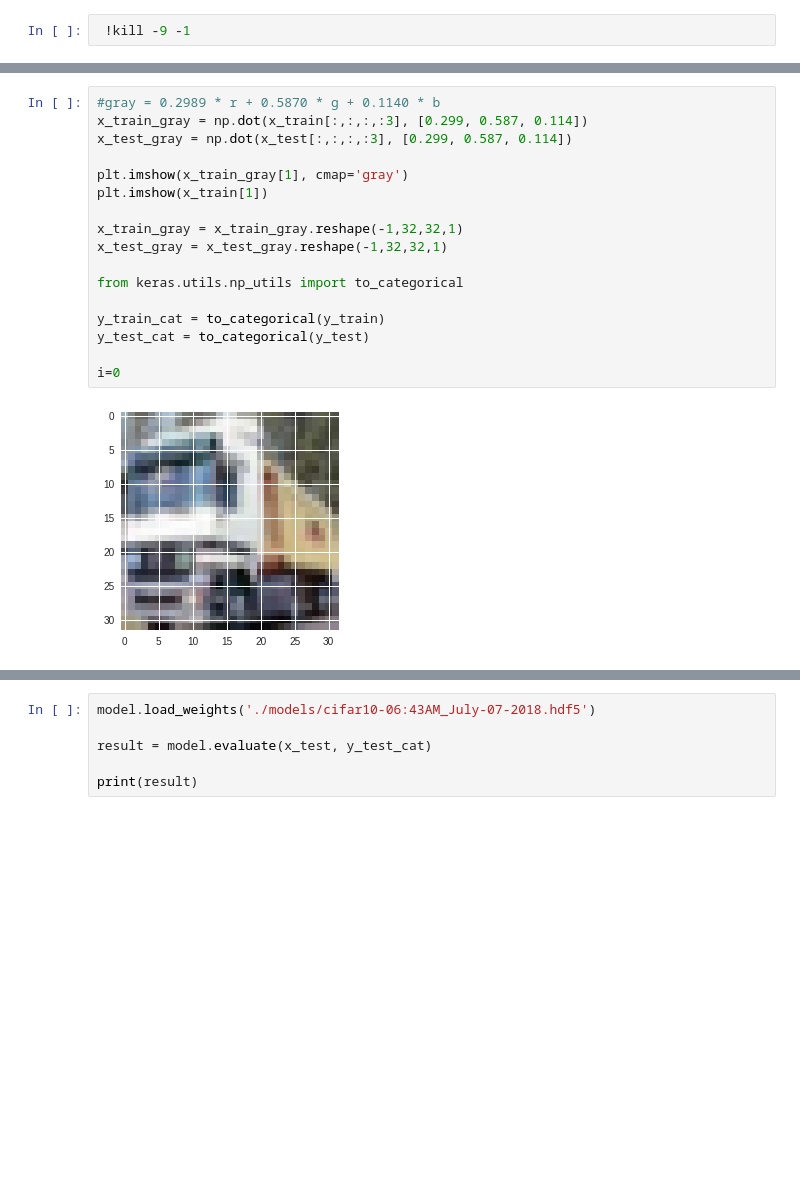
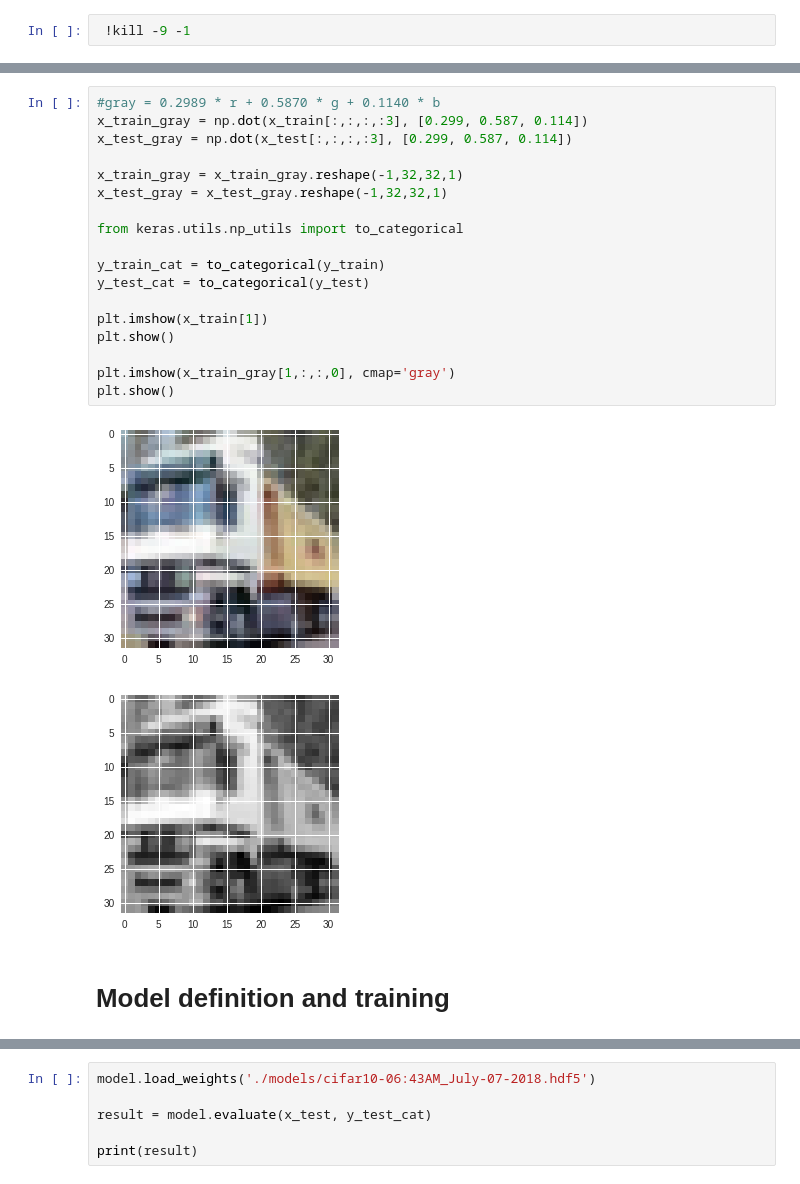
Before and after one commit to Tzeny/cifar10, a Jupyter notebook: Cifar10.ipynb, the cells around one changed output, grey strips where cells are left out. Drawn from its saved outputs; the diff is of its cells as text; blank space fills up the shorter version.

```diff
--- a/Cifar10.ipynb
+++ b/Cifar10.ipynb
@@ -59,20 +110,24 @@ Downloading data from https://www.cs.toronto.edu/~kriz/cifar-10-python.tar.gz
 # %%
 #gray = 0.2989 * r + 0.5870 * g + 0.1140 * b
 x_train_gray = np.dot(x_train[:,:,:,:3], [0.299, 0.587, 0.114])
 x_test_gray = np.dot(x_test[:,:,:,:3], [0.299, 0.587, 0.114])
-
-plt.imshow(x_train_gray[1], cmap='gray')
-plt.imshow(x_train[1])
 
 x_train_gray = x_train_gray.reshape(-1,32,32,1)
 x_test_gray = x_test_gray.reshape(-1,32,32,1)
 
 from keras.utils.np_utils import to_categorical
 
 y_train_cat = to_categorical(y_train)
 y_test_cat = to_categorical(y_test)
 
-i=0
+plt.imshow(x_train[1])
+plt.show()
+
+plt.imshow(x_train_gray[1,:,:,0], cmap='gray')
+plt.show()
 # %% [output]
 [figure]
+[figure, added]
+# %% [markdown]
+# Model definition and training
 # %%
```
Also changed, not shown: parts of 13 cells of this notebook.
